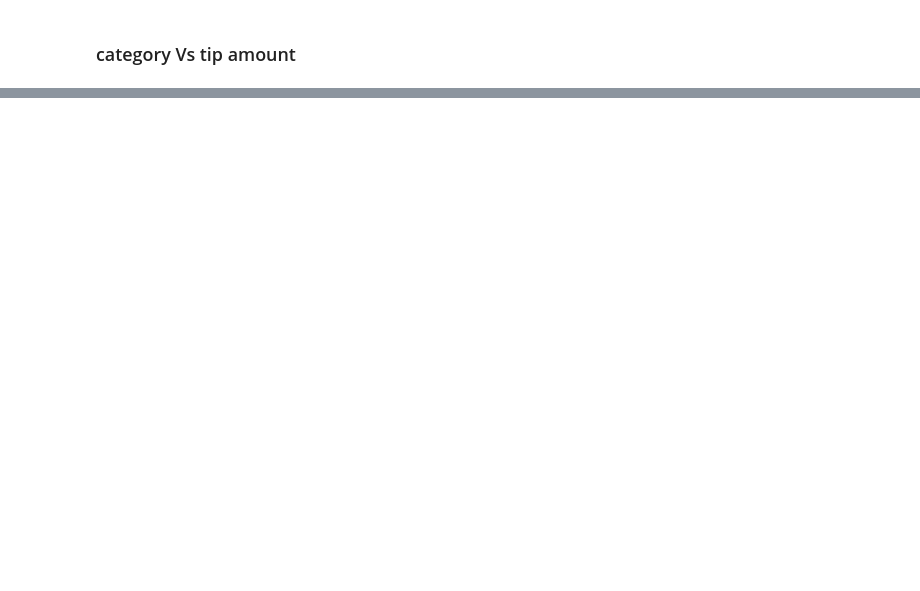
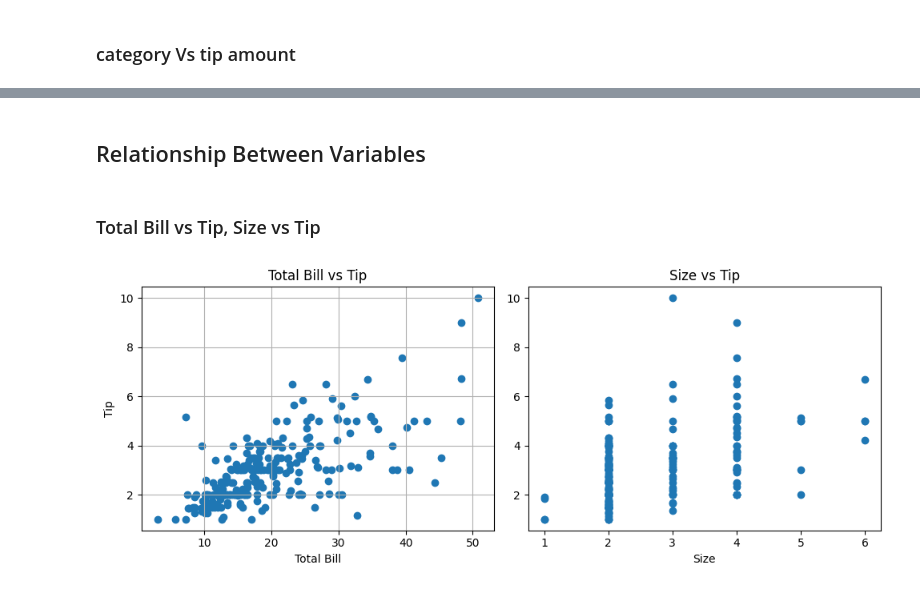
Before and after one commit to akashgardas/Data-Analysis, a Jupyter notebook: day10/matplotlib/Tips_dataset.ipynb, the cells around one changed output, grey strips where cells are left out. Saved outputs shown, nothing was run; the diff lists cells and outputs as text; code cells hidden in the pictures; blank space fills up the shorter version.

```diff
--- a/day10/matplotlib/Tips_dataset.ipynb
+++ b/day10/matplotlib/Tips_dataset.ipynb
@@ -187,0 +354,25 @@ sex_cat
+# %% [markdown]
+## Relationship Between Variables
+# %% [markdown]
+### Total Bill vs Tip, Size vs Tip
+# %%
+plt.figure(figsize=(10, 4))
+# total bill vs tip
+plt.subplot(1, 2, 1)
+plt.scatter(x=df['total_bill'], y=df['tip'])
+plt.title('Total Bill vs Tip')
+plt.xlabel('Total Bill')
+plt.ylabel('Tip')
+plt.grid(True)
+
+# size vs tip
+plt.subplot(1, 2, 2)
+plt.scatter(x=df['size'], y=df['tip'])
+plt.title('Size vs Tip')
+plt.xlabel('Size')
+# plt.ylabel('Tip')
+
+plt.tight_layout()
+plt.show()
+# %% [output]
+[figure, added]
```
Also changed, not shown: parts of 38 cells of this notebook.
